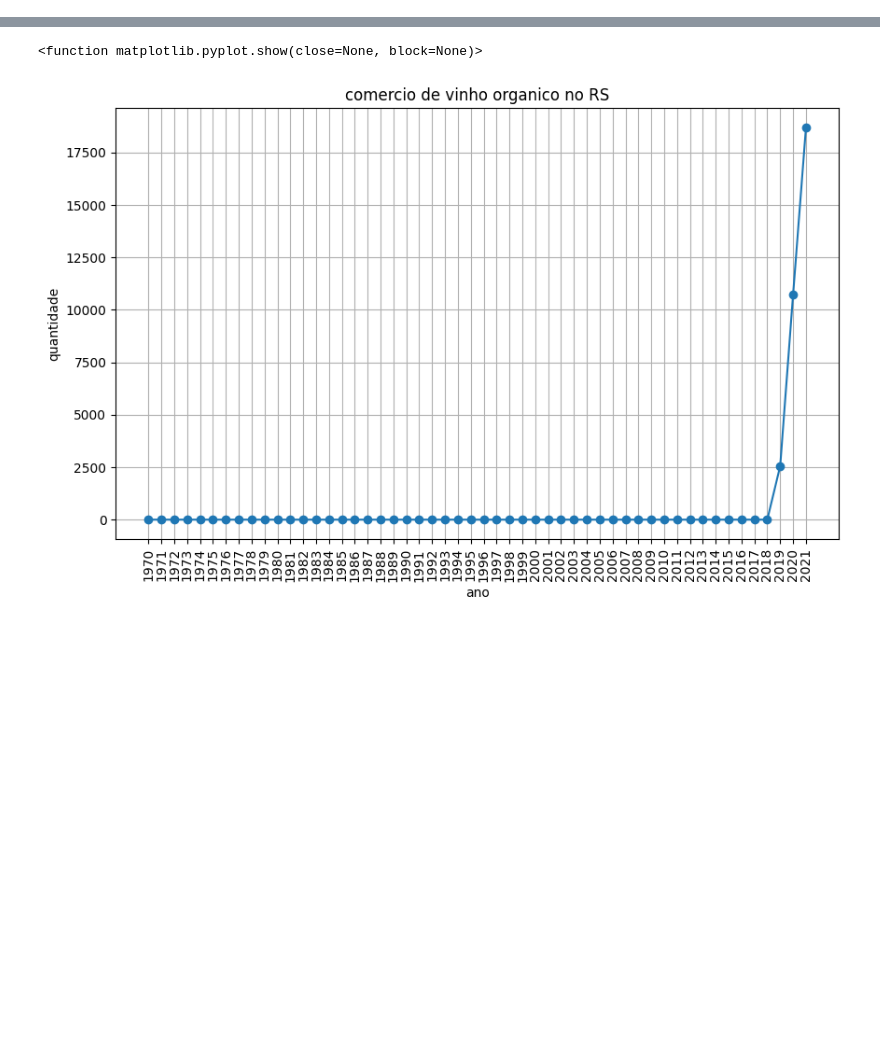
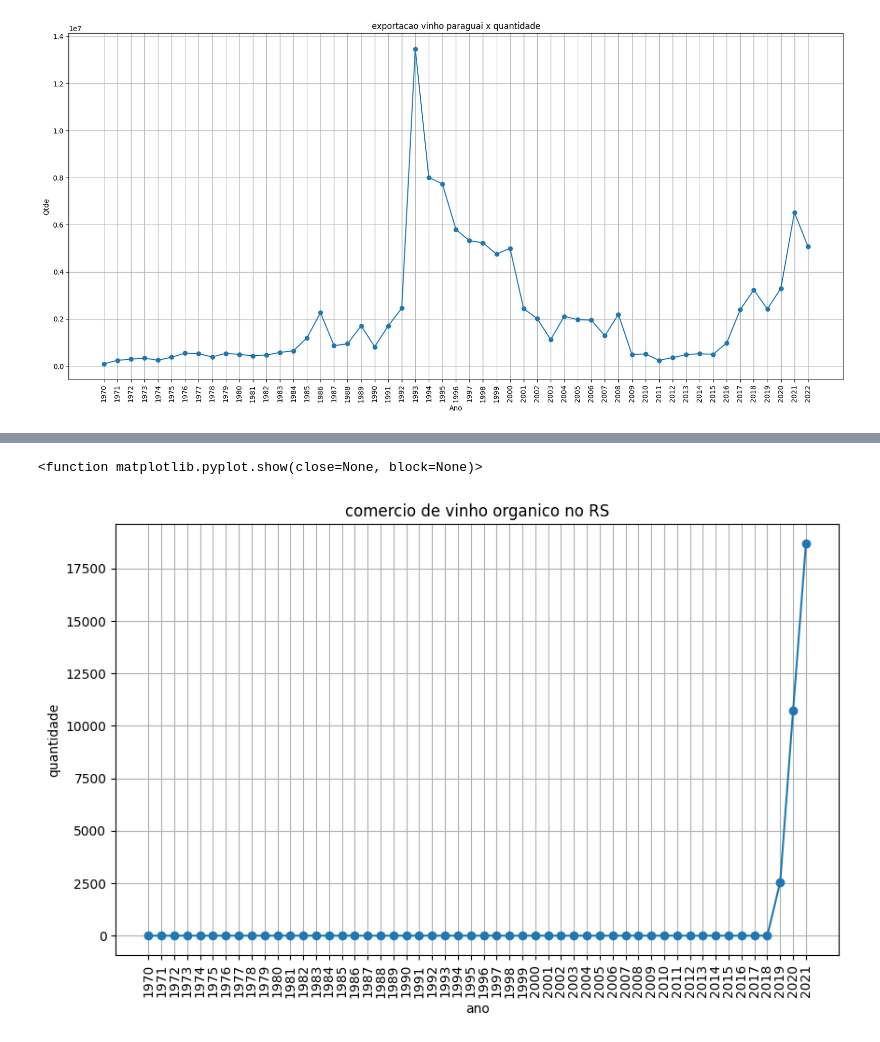
Before and after one commit to Leandro-Braga/wine_techchallenge-, a Jupyter notebook: notebook_testes/Vinicula.ipynb, the cells around one changed output, grey strips where cells are left out. Drawn from its saved outputs; the diff is of its cells as text; code cells hidden in the pictures; blank space fills up the shorter version.

```diff
--- a/notebook_testes/Vinicula.ipynb
+++ b/notebook_testes/Vinicula.ipynb
@@ -302,0 +360,8 @@ plt.show
+# %%
+df_exp_vinho_paraguai_qtde = df_exp_vinho_qtde.loc[df_exp_vinho_qtde['País'] == 'Paraguai', :]
+df_exp_vinho_paraguai_qtde = df_exp_vinho_paraguai_qtde.iloc[:, :-2]
+df_exp_vinho_paraguai_qtde = df_exp_vinho_paraguai_qtde.set_index('País')
+colunas_qtde = [col for col in df_exp_vinho_paraguai_qtde.columns if not col.endswith('.1')]
+df_exp_vinho_paraguai_qtde = df_exp_vinho_paraguai_qtde[colunas_qtde]
+df_exp_vinho_paraguai_qtde = df_exp_vinho_paraguai_qtde.T
+df_exp_vinho_paraguai_qtde.head()
@@ -302,0 +375,11 @@ plt.show
+# %%
+plt.figure(figsize=(20, 9))
+plt.plot(df_exp_vinho_paraguai_qtde.index, df_exp_vinho_paraguai_qtde['Paraguai'], marker='o')
+plt.xticks(rotation=90)
+plt.grid(True)
+plt.title('exportacao vinho paraguai x quantidade')
+plt.xlabel('Ano')
+plt.ylabel('Qtde')
+plt.show()
+# %% [output]
+[figure, added]
```
Also changed, not shown: parts of 65 cells of this notebook, 6 other files.
